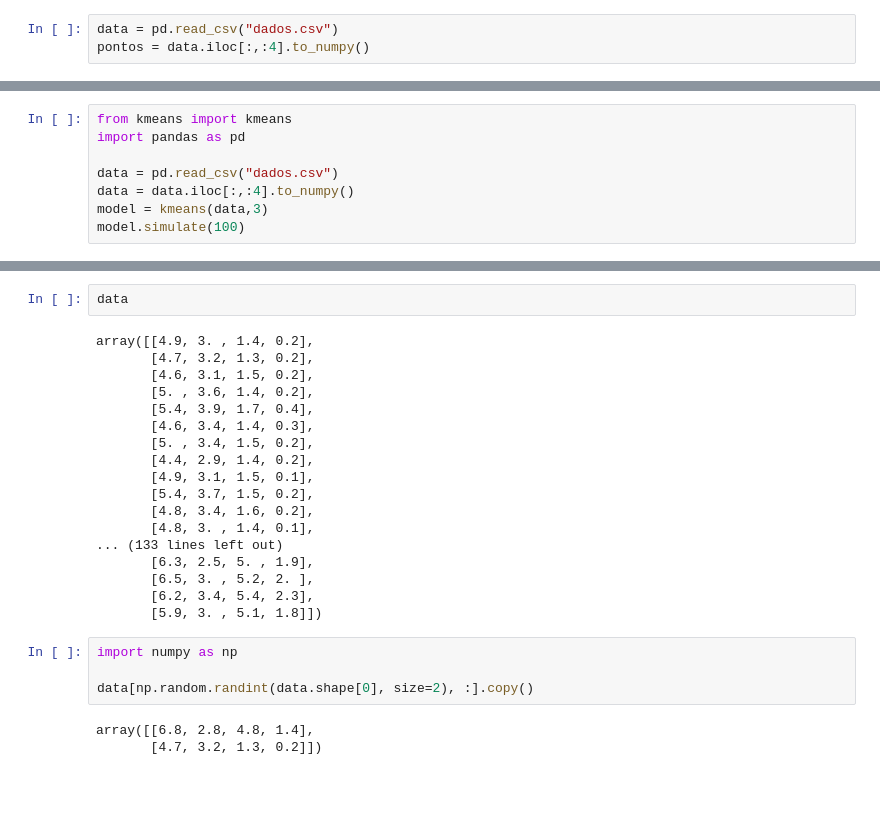
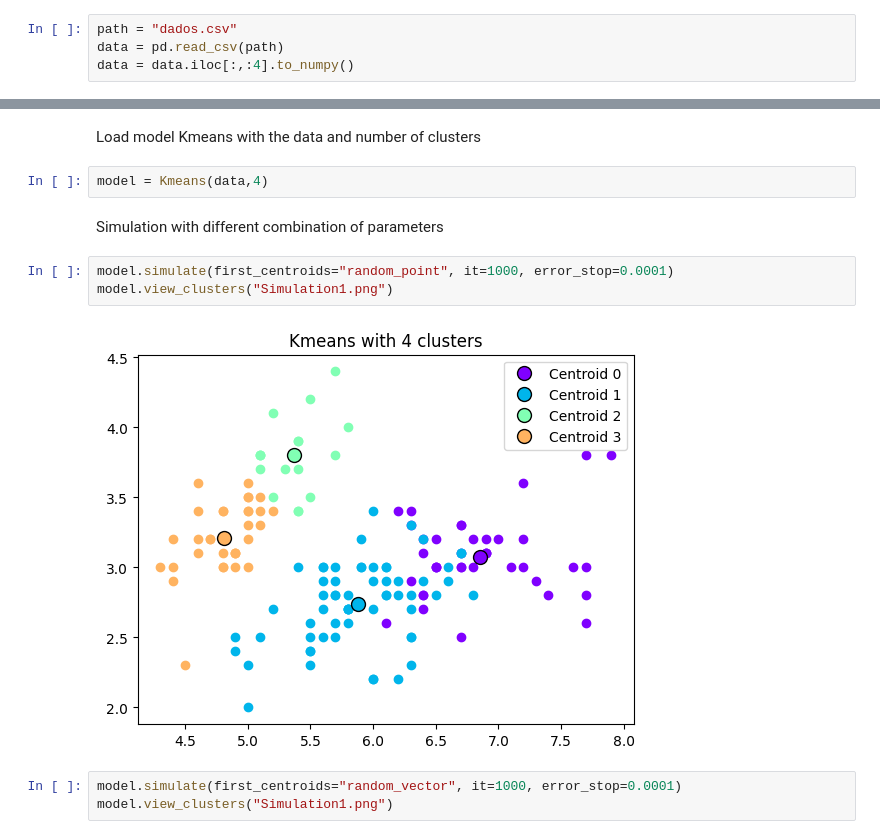
Before and after one commit to YanAndrade61/TEC_Kmeans, a Jupyter notebook: kmeans.ipynb, the cells around one changed output, grey strips where cells are left out. Saved outputs shown, nothing was run; the diff lists cells and outputs as text; blank space fills up the shorter version.

Commit message:
Beautiful plot

```diff
--- a/kmeans.ipynb
+++ b/kmeans.ipynb
@@ -4,3 +6,4 @@ import numpy as np
 # %%
-data = pd.read_csv("dados.csv")
-pontos = data.iloc[:,:4].to_numpy()
+path = "dados.csv"
+data = pd.read_csv(path)
+data = data.iloc[:,:4].to_numpy()
@@ -72,8 +9,0 @@ IndexError: too many indices for array: array is 1-dimensional, but 2 were index
-# %%
-from kmeans import kmeans
-import pandas as pd
-
-data = pd.read_csv("dados.csv")
-data = data.iloc[:,:4].to_numpy()
-model = kmeans(data,3)
-model.simulate(100)
@@ -99,27 +10,14 @@ model.simulate(100)
-# %%
-data
-# %% [output]
-array([[4.9, 3. , 1.4, 0.2],
-       [4.7, 3.2, 1.3, 0.2],
-       [4.6, 3.1, 1.5, 0.2],
-       [5. , 3.6, 1.4, 0.2],
-       [5.4, 3.9, 1.7, 0.4],
-       [4.6, 3.4, 1.4, 0.3],
-       [5. , 3.4, 1.5, 0.2],
-       [4.4, 2.9, 1.4, 0.2],
-       [4.9, 3.1, 1.5, 0.1],
-       [5.4, 3.7, 1.5, 0.2],
-       [4.8, 3.4, 1.6, 0.2],
-       [4.8, 3. , 1.4, 0.1],
-... (133 lines left out)
-       [6.3, 2.5, 5. , 1.9],
-       [6.5, 3. , 5.2, 2. ],
-       [6.2, 3.4, 5.4, 2.3],
-       [5.9, 3. , 5.1, 1.8]])
-# %%
-import numpy as np
-
-data[np.random.randint(data.shape[0], size=2), :].copy()
-# %% [output]
-array([[6.8, 2.8, 4.8, 1.4],
-       [4.7, 3.2, 1.3, 0.2]])
+# %% [markdown]
+Load model Kmeans with the data and number of clusters
+# %%
+model = Kmeans(data,4)
+# %% [markdown]
+Simulation with different combination of parameters
+# %%
+model.simulate(first_centroids="random_point", it=1000, error_stop=0.0001)
+model.view_clusters("Simulation1.png")
+# %% [output]
+[figure, added]
+# %%
+model.simulate(first_centroids="random_vector", it=1000, error_stop=0.0001)
+model.view_clusters("Simulation1.png")
```
Also changed, not shown: parts of 9 cells of this notebook, 6 other files.
